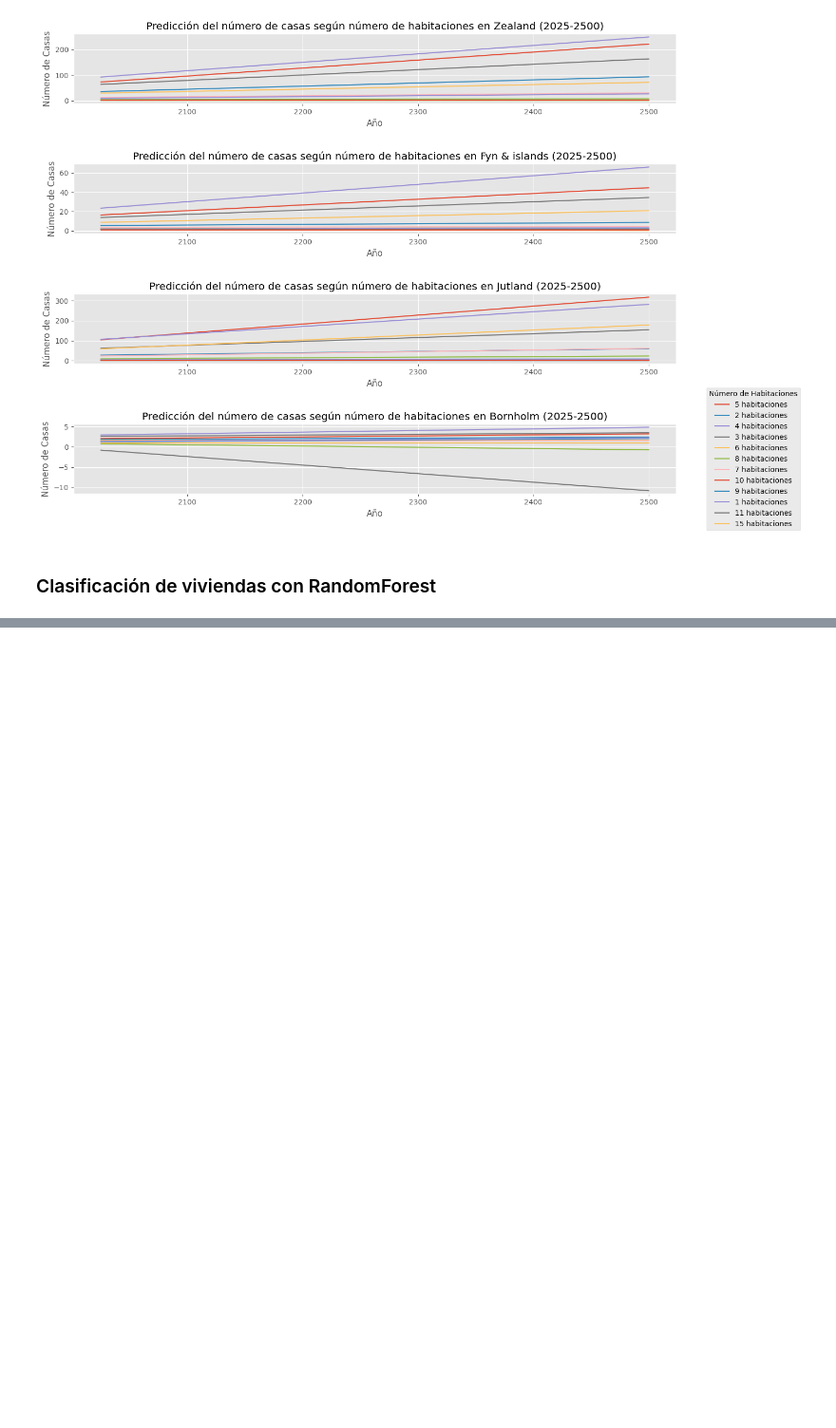
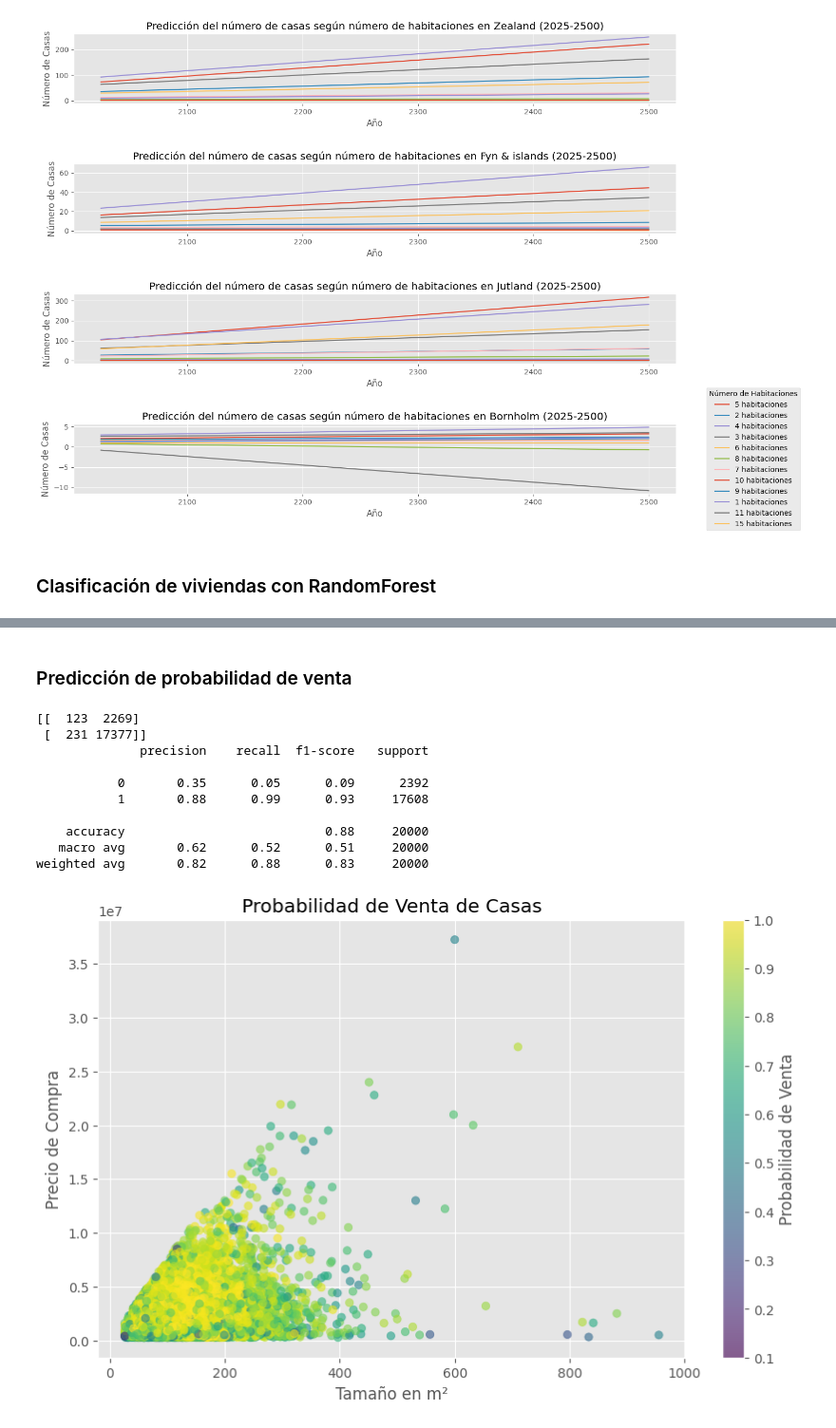
Before and after one commit to davidcabrero/ML_MercadoInmobiliario, a Jupyter notebook: EDAyPredicciones.ipynb, the cells around one changed output, grey strips where cells are left out. Shown at 95% size. Saved outputs shown, nothing was run; the diff lists cells and outputs as text; code cells hidden in the pictures; blank space fills up the shorter version.

```diff
--- a/EDAyPredicciones.ipynb
+++ b/EDAyPredicciones.ipynb
@@ -578 +565,63 @@ Matriz de confusión:
 [figure]
+# %% [markdown]
+### Predicción de probabilidad de venta
+# %%
+import pandas as pd
+from sklearn.model_selection import train_test_split
+from sklearn.ensemble import RandomForestClassifier
+from sklearn.metrics import classification_report, confusion_matrix
+import matplotlib.pyplot as plt
+
+# Crear la columna 'sold' como objetivo (1: vendida, 0: no vendida)
+df_houses['sold'] = df_houses['sales_type'].apply(lambda x: 1 if x == 'regular_sale' else 0)
+
+# Seleccionar características y variable objetivo
+features = ['year_build', 'no_rooms', 'sqm', 'purchase_price']
+target = 'sold'
+
+# Preparar los datos
+X = df_houses[features]
+y = df_houses[target]
+
+# Dividir en conjuntos de entrenamiento y prueba
+X_train, X_test, y_train, y_test = train_test_split(X, y, test_size=0.2, random_state=42)
+
+# Crear y entrenar el modelo
+model = RandomForestClassifier(n_estimators=100, random_state=42)
+model.fit(X_train, y_train)
+
+# Hacer predicciones
+y_pred = model.predict(X_test)
+
+# Evaluar el modelo
+print(confusion_matrix(y_test, y_pred))
+print(classification_report(y_test, y_pred))
+
+# Obtener probabilidades predichas
+y_probs = model.predict_proba(X_test)[:, 1]
+
+# Crear un DataFrame con los resultados
+results = X_test.copy()
+results['sold'] = y_test
+results['prob_sold'] = y_probs
+
+# Gráfico de las probabilidades de venta
+plt.figure(figsize=(10, 6))
+plt.scatter(results['sqm'], results['purchase_price'], c=results['prob_sold'], cmap='viridis', alpha=0.6)
+plt.colorbar(label='Probabilidad de Venta')
+plt.xlabel('Tamaño en m²')
+plt.ylabel('Precio de Compra')
+plt.title('Probabilidad de Venta de Casas')
+plt.show()
+# %% [output]
+[[  123  2269]
+ [  231 17377]]
+              precision    recall  f1-score   support
+
+           0       0.35      0.05      0.09      2392
+           1       0.88      0.99      0.93     17608
+
+    accuracy                           0.88     20000
+   macro avg       0.62      0.52      0.51     20000
+weighted avg       0.82      0.88      0.83     20000
+[figure, added]
```
Also changed, not shown: parts of 4 cells of this notebook.
